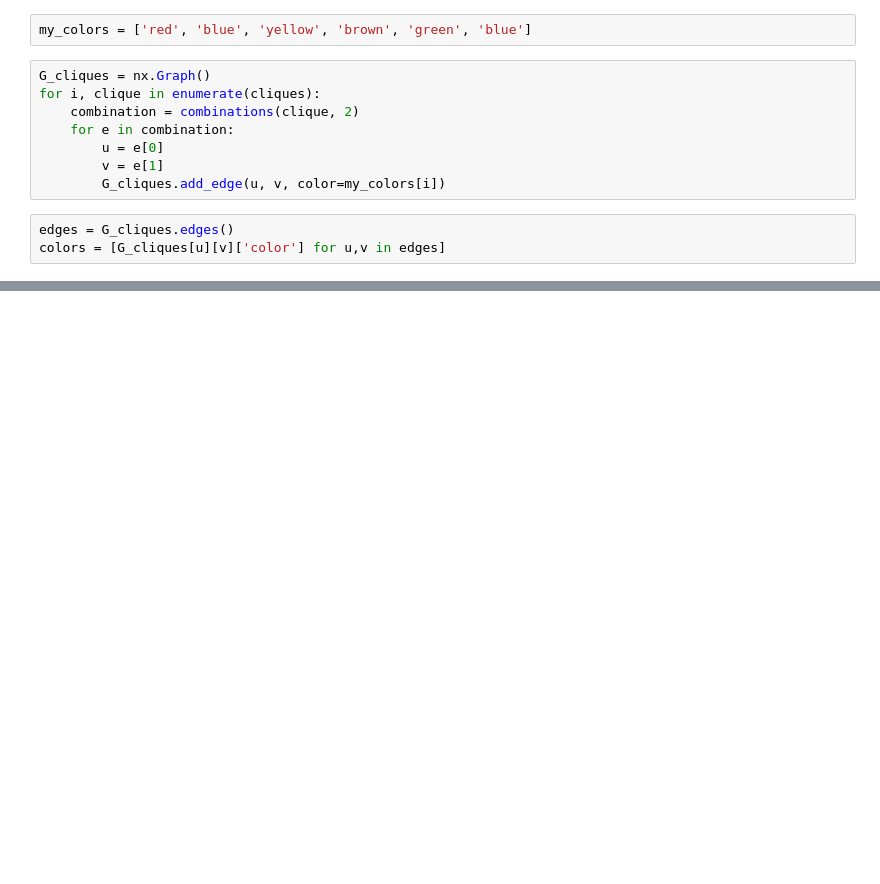
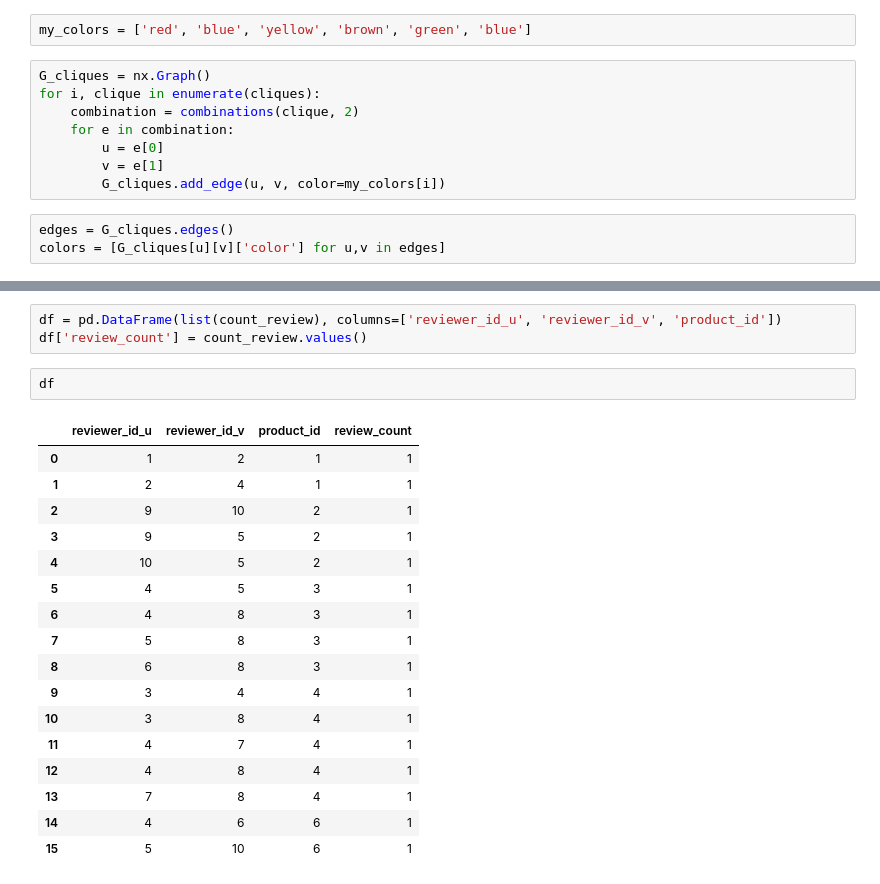
Before and after one commit to nvbogu/spam_detection, a Jupyter notebook: code/CPM_example.ipynb, the cells around one changed output, grey strips where cells are left out. Drawn from its saved outputs; the diff is of its cells as text; blank space fills up the shorter version.

```diff
--- a/code/CPM_example.ipynb
+++ b/code/CPM_example.ipynb
@@ -188,0 +259,23 @@ nx.draw(G_cliques, with_labels=True, font_size =30, edge_color=colors)
+# %%
+df = pd.DataFrame(list(count_review), columns=['reviewer_id_u', 'reviewer_id_v', 'product_id'])
+df['review_count'] = count_review.values()
+# %%
+df
+# %% [output]
+|  | reviewer_id_u | reviewer_id_v | product_id | review_count |
+| 0 | 1 | 2 | 1 | 1 |
+| 1 | 2 | 4 | 1 | 1 |
+| 2 | 9 | 10 | 2 | 1 |
+| 3 | 9 | 5 | 2 | 1 |
+| 4 | 10 | 5 | 2 | 1 |
+| 5 | 4 | 5 | 3 | 1 |
+| 6 | 4 | 8 | 3 | 1 |
+| 7 | 5 | 8 | 3 | 1 |
+| 8 | 6 | 8 | 3 | 1 |
+| 9 | 3 | 4 | 4 | 1 |
+| 10 | 3 | 8 | 4 | 1 |
+| 11 | 4 | 7 | 4 | 1 |
+| 12 | 4 | 8 | 4 | 1 |
+| 13 | 7 | 8 | 4 | 1 |
+| 14 | 4 | 6 | 6 | 1 |
+| 15 | 5 | 10 | 6 | 1 |
```
Also changed, not shown: parts of 25 cells of this notebook, 6 other files.
